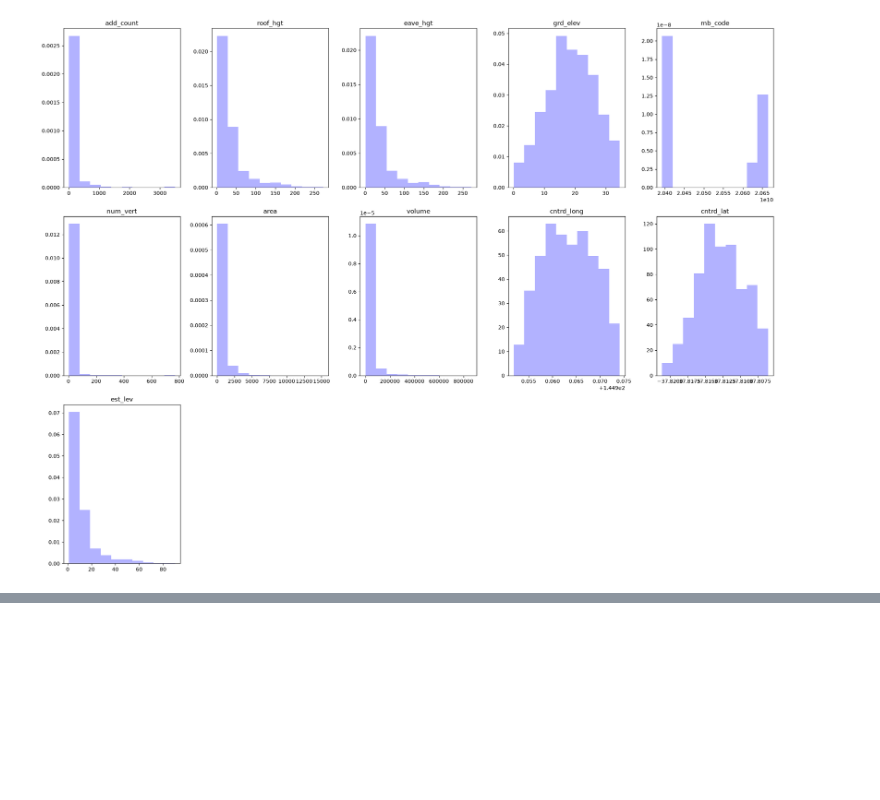
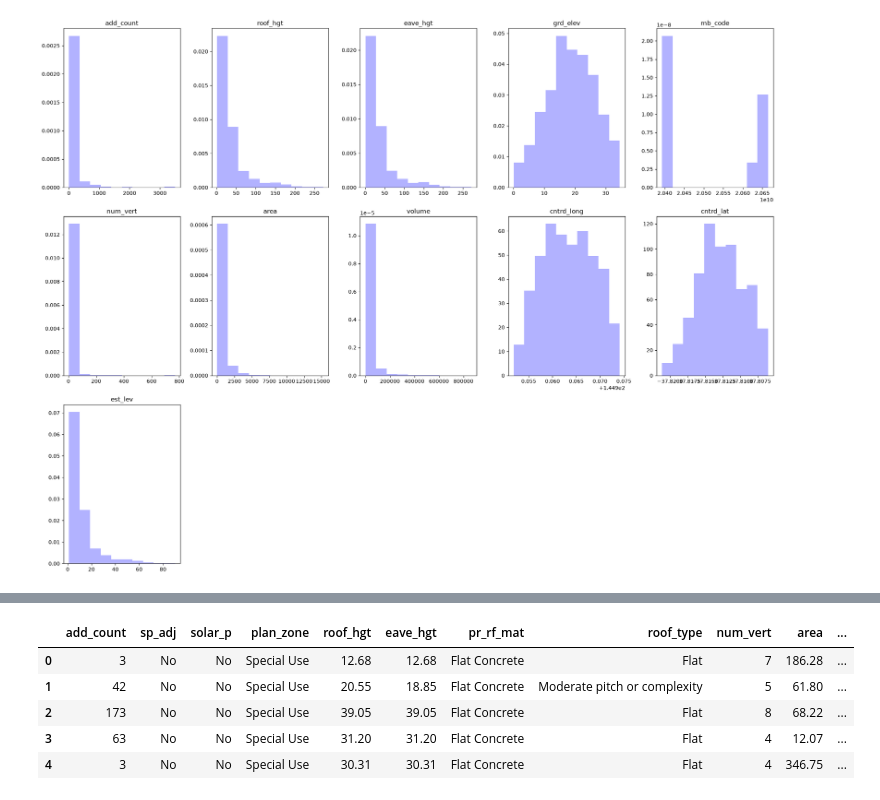
Before and after one commit to s4161925/s4161925_COSC2816_A1_Task1, a Jupyter notebook: A1_buildings_MLcode.ipynb, the cells around one changed output, grey strips where cells are left out. Drawn from its saved outputs; the diff is of its cells as text; code cells hidden in the pictures; blank space fills up the shorter version.

```diff
--- a/A1_EDA and ML Code.ipynb
+++ b/A1_buildings_MLcode.ipynb
@@ -132,0 +149,9 @@ plt.show()
+# %%
+# Dropping mb_code as it identifies the mesh block the building primarily belongs to, ie. location, which is not relevant for the analysis
+# Dropping grd_elev as it is the ground elevation of the building, which is not relevant for the analysis
+# Dropping roof_clr for simplicity, too many unique values and not relevant for the analysis
+buildings.drop(['mb_code','grd_elev','roof_clr'], inplace=True,axis=1)
+# %%
+# Fill missing values in plan_zone with 'Unknown' and check value counts
+buildings['plan_zone'] = buildings['plan_zone'].fillna('Unknown')
+buildings.plan_zone.value_counts(dropna=False)
@@ -132,0 +166,12 @@ plt.show()
+# %%
+# Hold out spatial columns for later use (mapping/visualization), not used in clustering
+spatial_cols = buildings[['cntrd_long', 'cntrd_lat', 'wkb_geometry']].copy()
+buildings.drop(['cntrd_long', 'cntrd_lat', 'wkb_geometry'], inplace=True, axis=1)
+buildings.head()
+# %% [output]
+|  | add_count | sp_adj | solar_p | plan_zone | roof_hgt | eave_hgt | pr_rf_mat | roof_type | num_vert | area | ... |
+| 0 | 3 | No | No | Special Use | 12.68 | 12.68 | Flat Concrete | Flat | 7 | 186.28 | ... |
+| 1 | 42 | No | No | Special Use | 20.55 | 18.85 | Flat Concrete | Moderate pitch or complexity | 5 | 61.80 | ... |
+| 2 | 173 | No | No | Special Use | 39.05 | 39.05 | Flat Concrete | Flat | 8 | 68.22 | ... |
+| 3 | 63 | No | No | Special Use | 31.20 | 31.20 | Flat Concrete | Flat | 4 | 12.07 | ... |
+| 4 | 3 | No | No | Special Use | 30.31 | 30.31 | Flat Concrete | Flat | 4 | 346.75 | ... |
```
Also changed, not shown: parts of 7 cells of this notebook, 3 other files.
